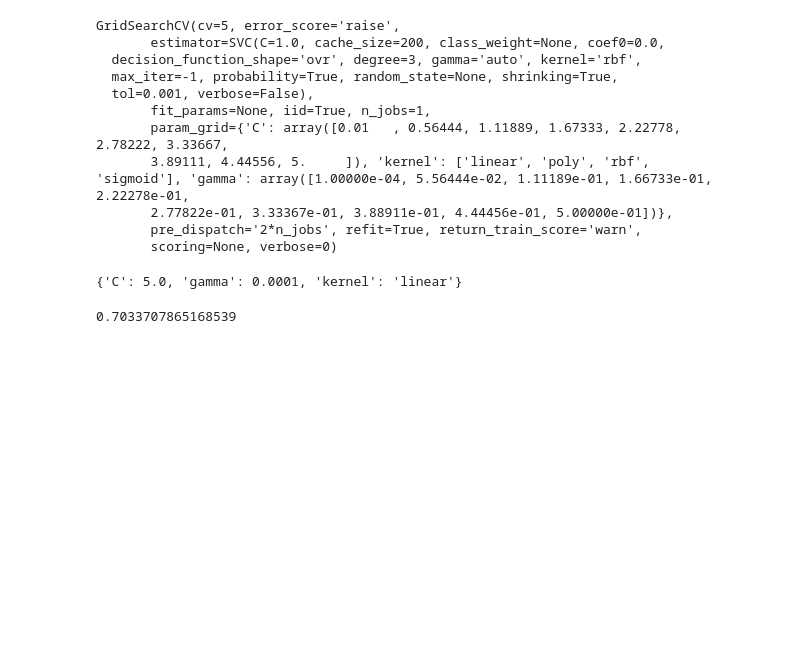
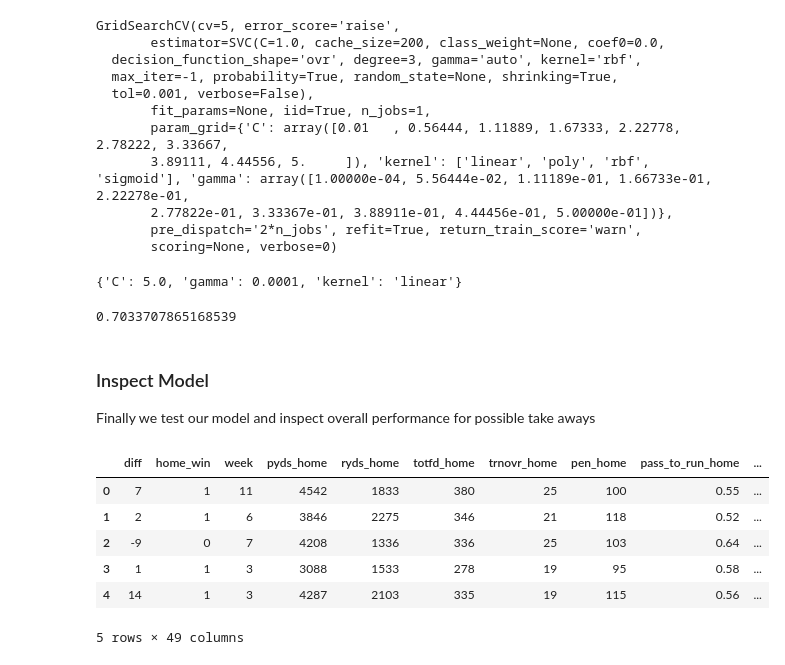
Before and after one commit to Edwardbafford/Springboard, a Jupyter notebook: Capstone 1 - NFL Matchup Predictions/Code/Machine Learning Analysis.ipynb, the cells around one changed output. Drawn from its saved outputs; the diff is of its cells as text; code cells hidden in the pictures; blank space fills up the shorter version.

```diff
--- a/Capstone 1 - NFL Matchup Predictions/Code/Machine Learning Analysis.ipynb
+++ b/Capstone 1 - NFL Matchup Predictions/Code/Machine Learning Analysis.ipynb
@@ -557,3 +548,18 @@ svm_clf.best_params_
 svm_clf.best_score_
 # %% [output]
 0.7033707865168539
+# %% [markdown]
+### Inspect Model
+
+Finally we test our model and inspect overall performance for possible take aways
+# %%
+test = pd.read_csv(path + 'test.csv')
+test.head()
+# %% [output]
+|  | diff | home_win | week | pyds_home | ryds_home | totfd_home | trnovr_home | pen_home | pass_to_run_home | ... |
+| 0 | 7 | 1 | 11 | 4542 | 1833 | 380 | 25 | 100 | 0.55 | ... |
+| 1 | 2 | 1 | 6 | 3846 | 2275 | 346 | 21 | 118 | 0.52 | ... |
+| 2 | -9 | 0 | 7 | 4208 | 1336 | 336 | 25 | 103 | 0.64 | ... |
+| 3 | 1 | 1 | 3 | 3088 | 1533 | 278 | 19 | 95 | 0.58 | ... |
+| 4 | 14 | 1 | 3 | 4287 | 2103 | 335 | 19 | 115 | 0.56 | ... |
+5 rows × 49 columns
```
Also changed, not shown: parts of 9 cells of this notebook, 4 other files.
